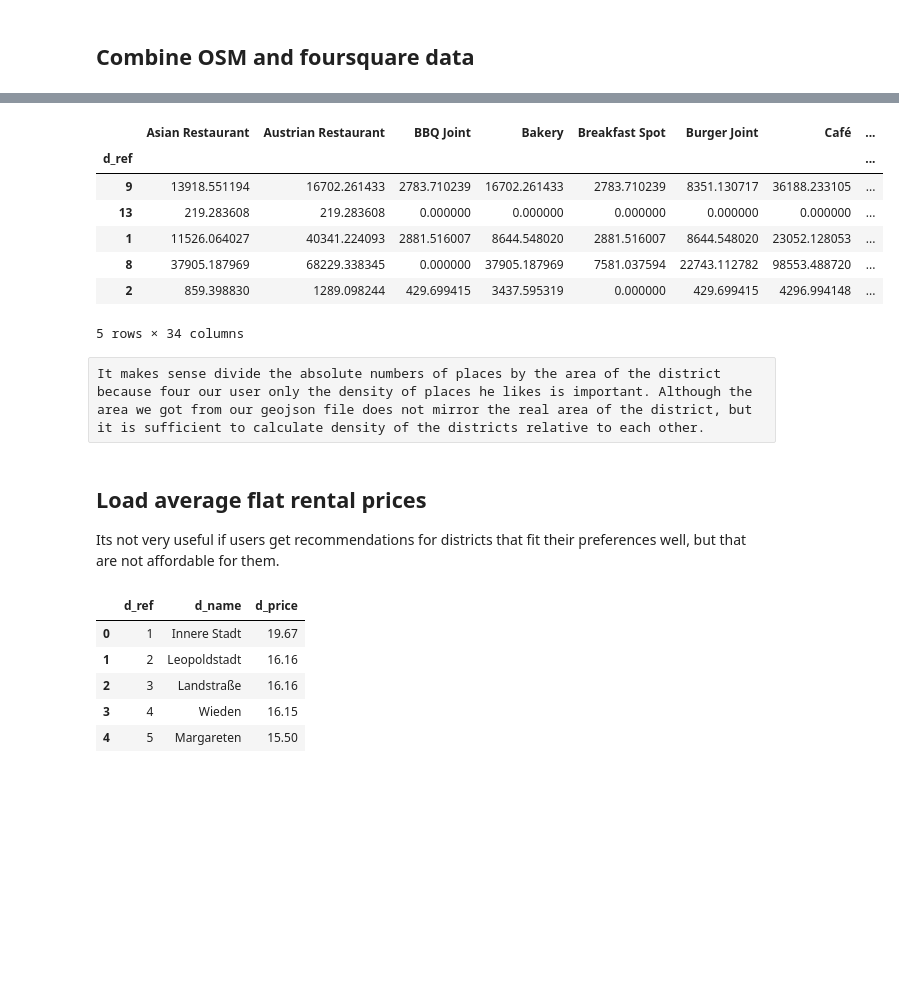
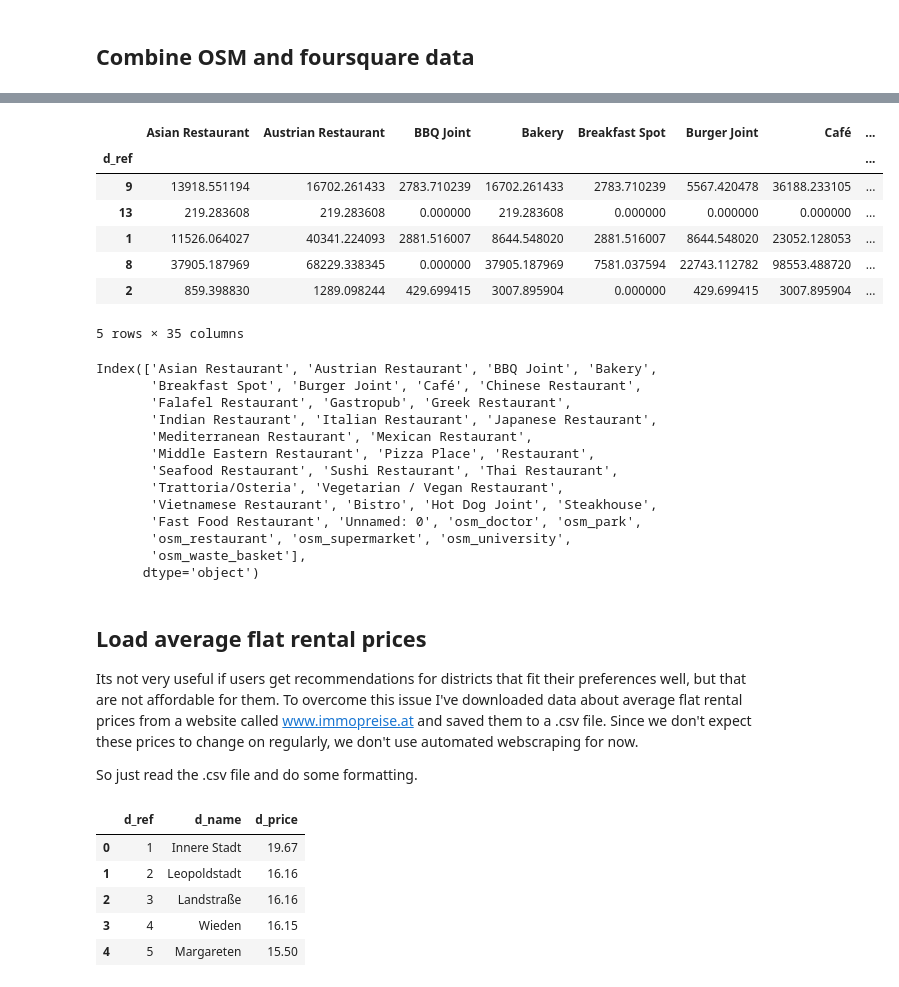
Before and after one commit to davemaier/data-science-capstone, a Jupyter notebook: Vienna District Recommender.ipynb, the cells around one changed output, grey strips where cells are left out. Cells and saved outputs as stored; diff of their text form; code cells hidden in the pictures; blank space fills up the shorter version.

```diff
--- a/Vienna District Recommender.ipynb
+++ b/Vienna District Recommender.ipynb
@@ -266,0 +280,5 @@ This will take a while (about 1h) since Overpass API has restrictions on multipl
+# %%
+try:
+    df_osm_places = pd.read_csv('vienna_osm_places.csv')
+except FileNotFoundError:
+    df_osm_places = load_osm()
@@ -295,18 +326,3 @@ Conatinate the retrieved single lined dataframes to a single dataframe, containi
-# %%
-df_osm_places = (pd.concat(places, sort=False)
-                   .reset_index()
-                   .drop(columns=['index', 'level_0', 'atm', 'cafe', 'fuel', 'd_name'])
-                   .rename(columns={
-                       'doctors':'osm_doctor',
-                       'park':'osm_park',
-                       'restaurant':'osm_restaurant',
-                       'supermarket':'osm_supermarket',
-                       'university':'osm_university',
-                       'waste_basket':'osm_waste_basket'
-                   })
-                   .apply(lambda x: x.astype(int) if x.name == 'd_ref' else x)
-                   .fillna(0)
-                  )
 # %% [markdown]
 Save the data we've gathered to .csv so we don't need to wait for an hour next time we need it.
 # %%
@@ -325,31 +336,47 @@ df_osm_places.head()
 # %%
 df_vienna_features = (df_foursquare_places
                       .merge(
-                          right=df_places,
+                          right=df_osm_places,
                           how='inner',
                           right_on='d_ref',
                           left_on='d_ref')
                       .set_index('d_ref')
                       .apply(lambda x: x.div(x['d_area']), axis=1)
-                      .drop(columns=['d_area'])
+                      .drop(columns=['d_area', 'Unnamed: 0'])
                      )
 
 df_vienna_features.head()
 # %% [output]
 |  | Asian Restaurant | Austrian Restaurant | BBQ Joint | Bakery | Breakfast Spot | Burger Joint | Café | ... |
 | d_ref |  |  |  |  |  |  |  | ... |
-| 9 | 13918.551194 | 16702.261433 | 2783.710239 | 16702.261433 | 2783.710239 | 8351.130717 | 36188.233105 | ... |
-| 13 | 219.283608 | 219.283608 | 0.000000 | 0.000000 | 0.000000 | 0.000000 | 0.000000 | ... |
+| 9 | 13918.551194 | 16702.261433 | 2783.710239 | 16702.261433 | 2783.710239 | 5567.420478 | 36188.233105 | ... |
+| 13 | 219.283608 | 219.283608 | 0.000000 | 219.283608 | 0.000000 | 0.000000 | 0.000000 | ... |
 | 1 | 11526.064027 | 40341.224093 | 2881.516007 | 8644.548020 | 2881.516007 | 8644.548020 | 23052.128053 | ... |
 | 8 | 37905.187969 | 68229.338345 | 0.000000 | 37905.187969 | 7581.037594 | 22743.112782 | 98553.488720 | ... |
-| 2 | 859.398830 | 1289.098244 | 429.699415 | 3437.595319 | 0.000000 | 429.699415 | 4296.994148 | ... |
+| 2 | 859.398830 | 1289.098244 | 429.699415 | 3007.895904 | 0.000000 | 429.699415 | 3007.895904 | ... |
-5 rows × 34 columns
+5 rows × 35 columns
-# %% [raw]
-It makes sense divide the absolute numbers of places by the area of the district because four our user only the density of places he likes is important. Although the area we got from our geojson file does not mirror the real area of the district, but it is sufficient to calculate density of the districts relative to each other.
+# %%
+print(df_vienna_features.columns)
+# %% [output]
+Index(['Asian Restaurant', 'Austrian Restaurant', 'BBQ Joint', 'Bakery',
+       'Breakfast Spot', 'Burger Joint', 'Café', 'Chinese Restaurant',
+       'Falafel Restaurant', 'Gastropub', 'Greek Restaurant',
+       'Indian Restaurant', 'Italian Restaurant', 'Japanese Restaurant',
+       'Mediterranean Restaurant', 'Mexican Restaurant',
+       'Middle Eastern Restaurant', 'Pizza Place', 'Restaurant',
+       'Seafood Restaurant', 'Sushi Restaurant', 'Thai Restaurant',
+       'Trattoria/Osteria', 'Vegetarian / Vegan Restaurant',
+       'Vietnamese Restaurant', 'Bistro', 'Hot Dog Joint', 'Steakhouse',
+       'Fast Food Restaurant', 'Unnamed: 0', 'osm_doctor', 'osm_park',
+       'osm_restaurant', 'osm_supermarket', 'osm_university',
+       'osm_waste_basket'],
+      dtype='object')
 # %% [markdown]
 ## Load average flat rental prices
 
-Its not very useful if users get recommendations for districts that fit their preferences well, but that are not affordable for them.
+Its not very useful if users get recommendations for districts that fit their preferences well, but that are not affordable for them. To overcome this issue I've downloaded data about average flat rental prices from a website called www.immopreise.at and saved them to a .csv file. Since we don't expect these prices to change on regularly, we don't use automated webscraping for now.
+
+So just read the .csv file and do some formatting.
 # %%
 df_prices = (pd
              .read_csv("rental_prices_vienna.csv", sep=";")
```
Also changed, not shown: parts of 32 cells of this notebook, 1 other file.
